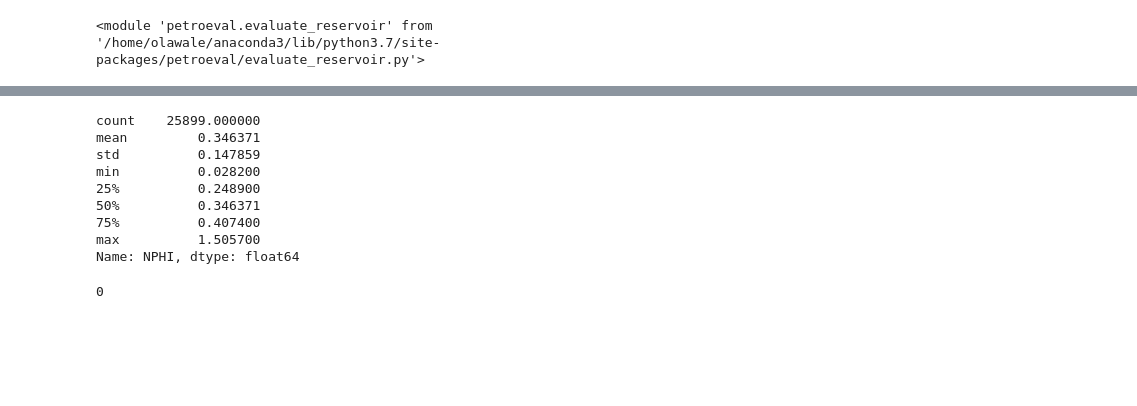
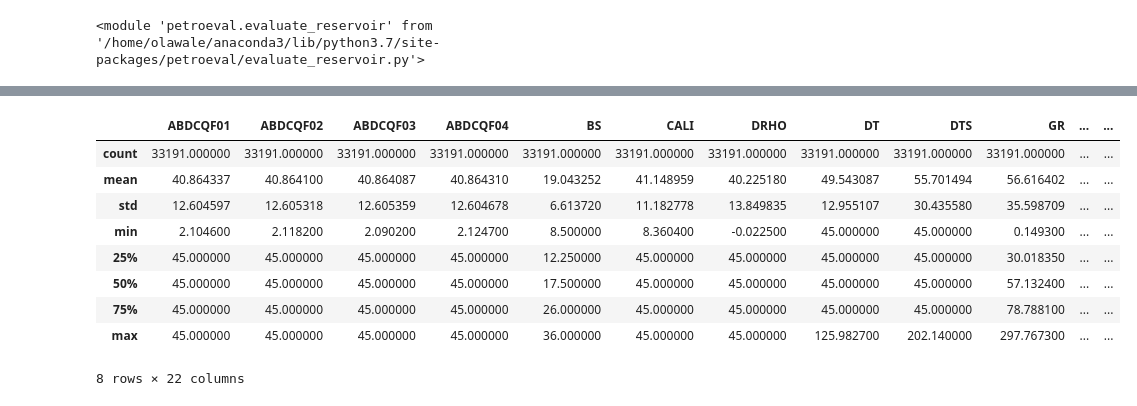
Before and after one commit to olawaleibrahim/petroeval, a Jupyter notebook: petroeval/Tutorial.ipynb, the cells around one changed output, grey strips where cells are left out. Drawn from its saved outputs; the diff is of its cells as text; code cells hidden in the pictures; blank space fills up the shorter version.

```diff
--- a/petroeval/Tutorial.ipynb
+++ b/petroeval/Tutorial.ipynb
@@ -32,4 +52,5 @@ df['NPHI'] = df['NPHI'].fillna(df['NPHI'].mean())
 # %%
 #fill missing values using mean values of the columns, specify value if mean shouldn't be applied
-df1 = reservoir1.fill_missing(use_mean=True)
+
+df1 = reservoir1.fill_missing(use_mean=False, value=55)
 # %% [output]
@@ -52,16 +109,13 @@ dtype: int64
 # %%
-df.describe()
+df1.describe()
 # %% [output]
+|  | ABDCQF01 | ABDCQF02 | ABDCQF03 | ABDCQF04 | BS | CALI | DRHO | DT | DTS | GR | ... | ... |
+| count | 33191.000000 | 33191.000000 | 33191.000000 | 33191.000000 | 33191.000000 | 33191.000000 | 33191.000000 | 33191.000000 | 33191.000000 | 33191.000000 | ... | ... |
+| mean | 40.864337 | 40.864100 | 40.864087 | 40.864310 | 19.043252 | 41.148959 | 40.225180 | 49.543087 | 55.701494 | 56.616402 | ... | ... |
+| std | 12.604597 | 12.605318 | 12.605359 | 12.604678 | 6.613720 | 11.182778 | 13.849835 | 12.955107 | 30.435580 | 35.598709 | ... | ... |
+| min | 2.104600 | 2.118200 | 2.090200 | 2.124700 | 8.500000 | 8.360400 | -0.022500 | 45.000000 | 45.000000 | 0.149300 | ... | ... |
+| 25% | 45.000000 | 45.000000 | 45.000000 | 45.000000 | 12.250000 | 45.000000 | 45.000000 | 45.000000 | 45.000000 | 30.018350 | ... | ... |
+| 50% | 45.000000 | 45.000000 | 45.000000 | 45.000000 | 17.500000 | 45.000000 | 45.000000 | 45.000000 | 45.000000 | 57.132400 | ... | ... |
+| 75% | 45.000000 | 45.000000 | 45.000000 | 45.000000 | 26.000000 | 45.000000 | 45.000000 | 45.000000 | 45.000000 | 78.788100 | ... | ... |
+| max | 45.000000 | 45.000000 | 45.000000 | 45.000000 | 36.000000 | 45.000000 | 45.000000 | 125.982700 | 202.140000 | 297.767300 | ... | ... |
-count    25899.000000
-mean         0.346371
-std          0.147859
-min          0.028200
-25%          0.248900
-50%          0.346371
-75%          0.407400
-max          1.505700
-Name: NPHI, dtype: float64
+8 rows × 22 columns
-# %%
-df.isna().sum()
-# %% [output]
-0
```
Also changed, not shown: parts of 21 cells of this notebook, 5 other files.
